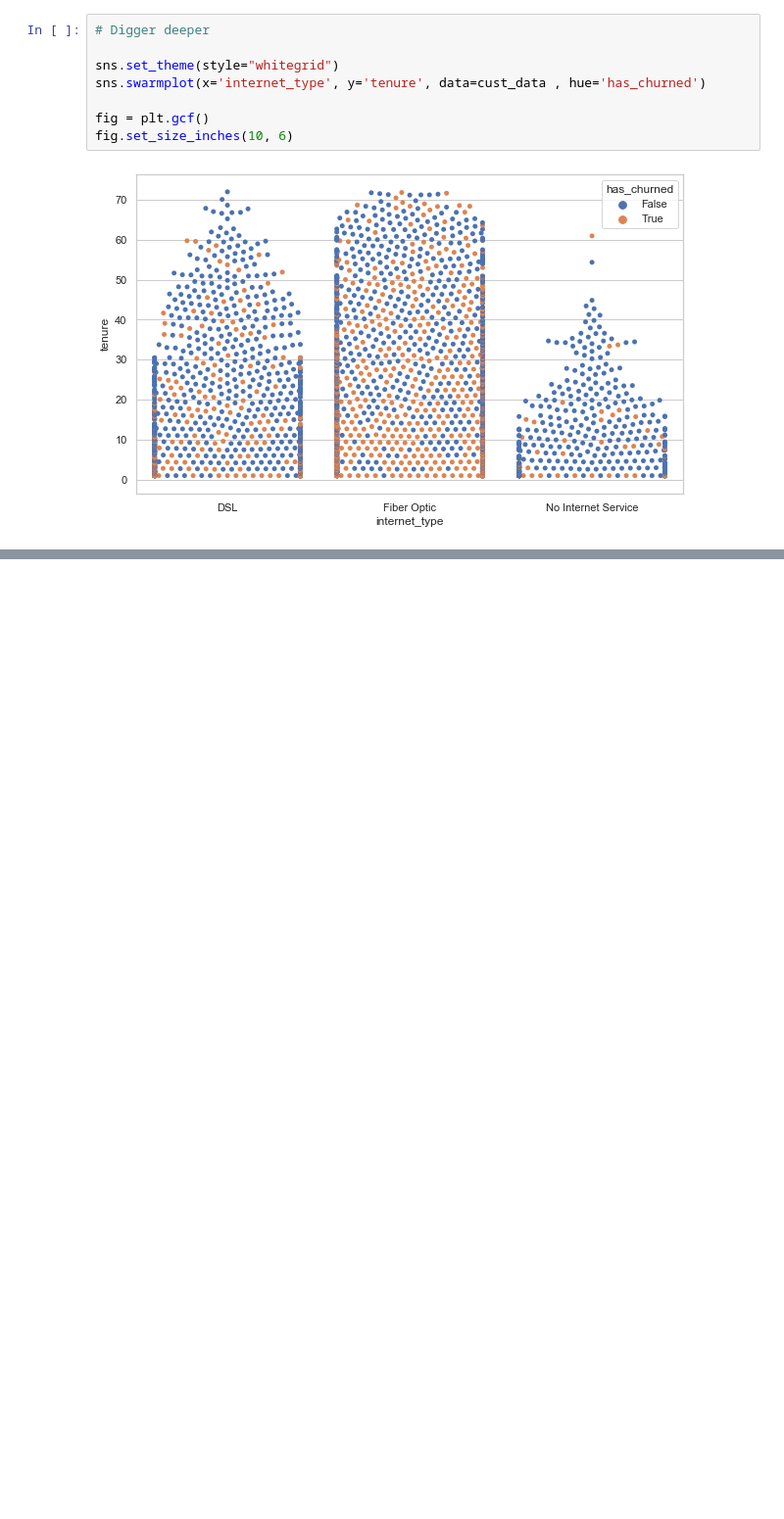
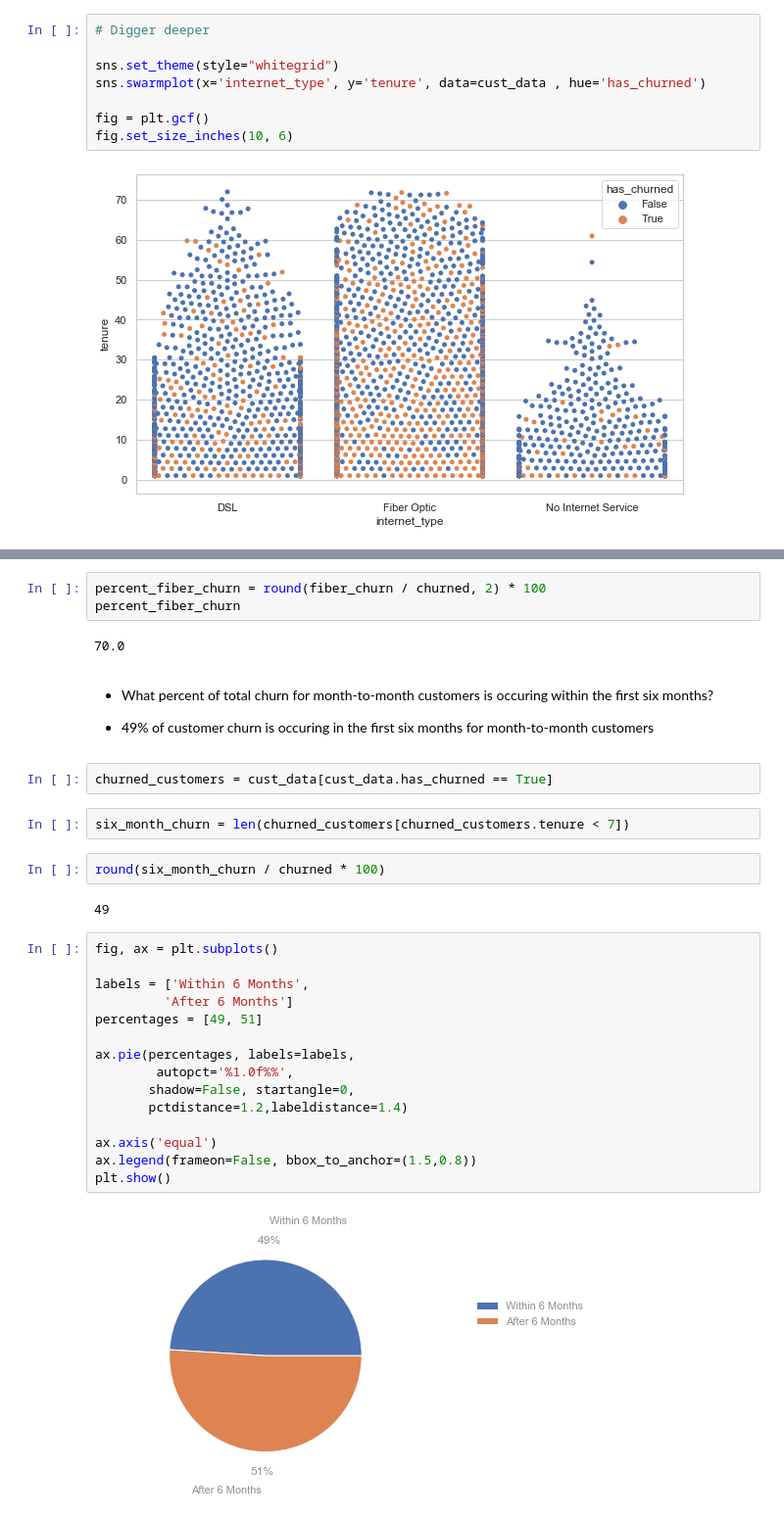
Before and after one commit to QuantumKane/telco_exploration, a Jupyter notebook: telco_explore.ipynb, the cells around one changed output, grey strips where cells are left out. Shown at 98% size. Saved outputs shown, nothing was run; the diff lists cells and outputs as text; blank space fills up the shorter version.

```diff
--- a/telco_explore.ipynb
+++ b/telco_explore.ipynb
@@ -163,0 +183,34 @@ fig.set_size_inches(10, 6)
+# %%
+percent_fiber_churn = round(fiber_churn / churned, 2) * 100
+percent_fiber_churn
+# %% [output]
+70.0
+# %% [markdown]
+- What percent of total churn for month-to-month customers is occuring within the first six months?
+
+-  49% of customer churn is occuring in the first six months for month-to-month customers
+# %%
+churned_customers = cust_data[cust_data.has_churned == True]
+# %%
+six_month_churn = len(churned_customers[churned_customers.tenure < 7])
+# %%
+round(six_month_churn / churned * 100)
+# %% [output]
+49
+# %%
+fig, ax = plt.subplots()
+
+labels = ['Within 6 Months',
+         'After 6 Months']
+percentages = [49, 51]
+
+ax.pie(percentages, labels=labels,
+        autopct='%1.0f%%',
+       shadow=False, startangle=0,
+       pctdistance=1.2,labeldistance=1.4)
+
+ax.axis('equal')
+ax.legend(frameon=False, bbox_to_anchor=(1.5,0.8))
+plt.show()
+# %% [output]
+[figure, added]
```
Also changed, not shown: parts of 17 cells of this notebook.
